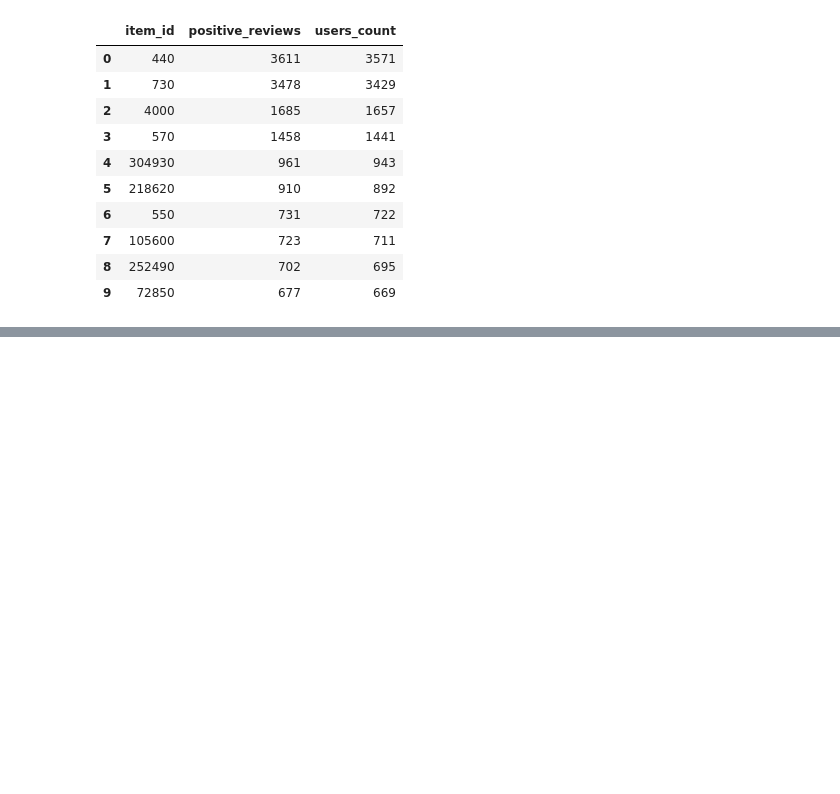
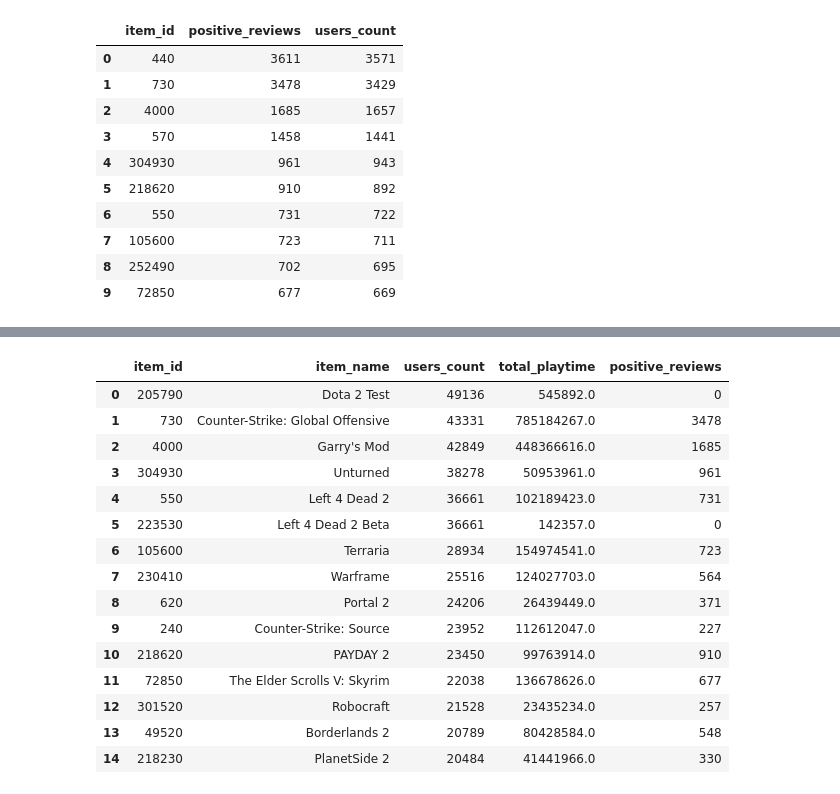
Before and after one commit to ayurckov/Video-Game-Recommendation-System, a Jupyter notebook: notebooks/01_EDA.ipynb, the cells around one changed output, grey strips where cells are left out. Saved outputs shown, nothing was run; the diff lists cells and outputs as text; code cells hidden in the pictures; blank space fills up the shorter version.

```diff
--- a/notebooks/01_EDA.ipynb
+++ b/notebooks/01_EDA.ipynb
@@ -223,0 +262,19 @@ display(recommended_games.head(10))
+# %%
+comparison.sort_values("users_count", ascending=False).head(15)
+# %% [output]
+|  | item_id | item_name | users_count | total_playtime | positive_reviews |
+| 0 | 205790 | Dota 2 Test | 49136 | 545892.0 | 0 |
+| 1 | 730 | Counter-Strike: Global Offensive | 43331 | 785184267.0 | 3478 |
+| 2 | 4000 | Garry's Mod | 42849 | 448366616.0 | 1685 |
+| 3 | 304930 | Unturned | 38278 | 50953961.0 | 961 |
+| 4 | 550 | Left 4 Dead 2 | 36661 | 102189423.0 | 731 |
+| 5 | 223530 | Left 4 Dead 2 Beta | 36661 | 142357.0 | 0 |
+| 6 | 105600 | Terraria | 28934 | 154974541.0 | 723 |
+| 7 | 230410 | Warframe | 25516 | 124027703.0 | 564 |
+| 8 | 620 | Portal 2 | 24206 | 26439449.0 | 371 |
+| 9 | 240 | Counter-Strike: Source | 23952 | 112612047.0 | 227 |
+| 10 | 218620 | PAYDAY 2 | 23450 | 99763914.0 | 910 |
+| 11 | 72850 | The Elder Scrolls V: Skyrim | 22038 | 136678626.0 | 677 |
+| 12 | 301520 | Robocraft | 21528 | 23435234.0 | 257 |
+| 13 | 49520 | Borderlands 2 | 20789 | 80428584.0 | 548 |
+| 14 | 218230 | PlanetSide 2 | 20484 | 41441966.0 | 330 |
```
Also changed, not shown: parts of 2 cells of this notebook.
